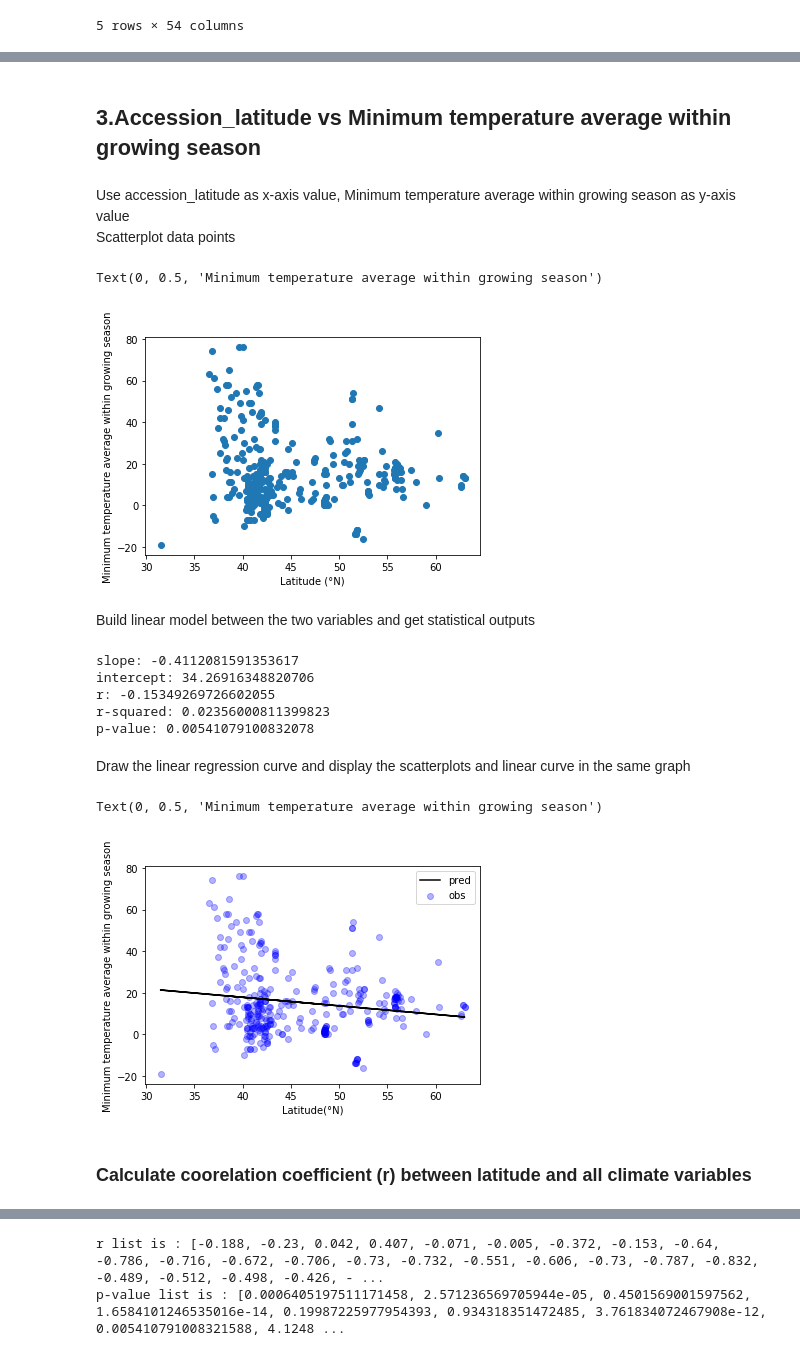
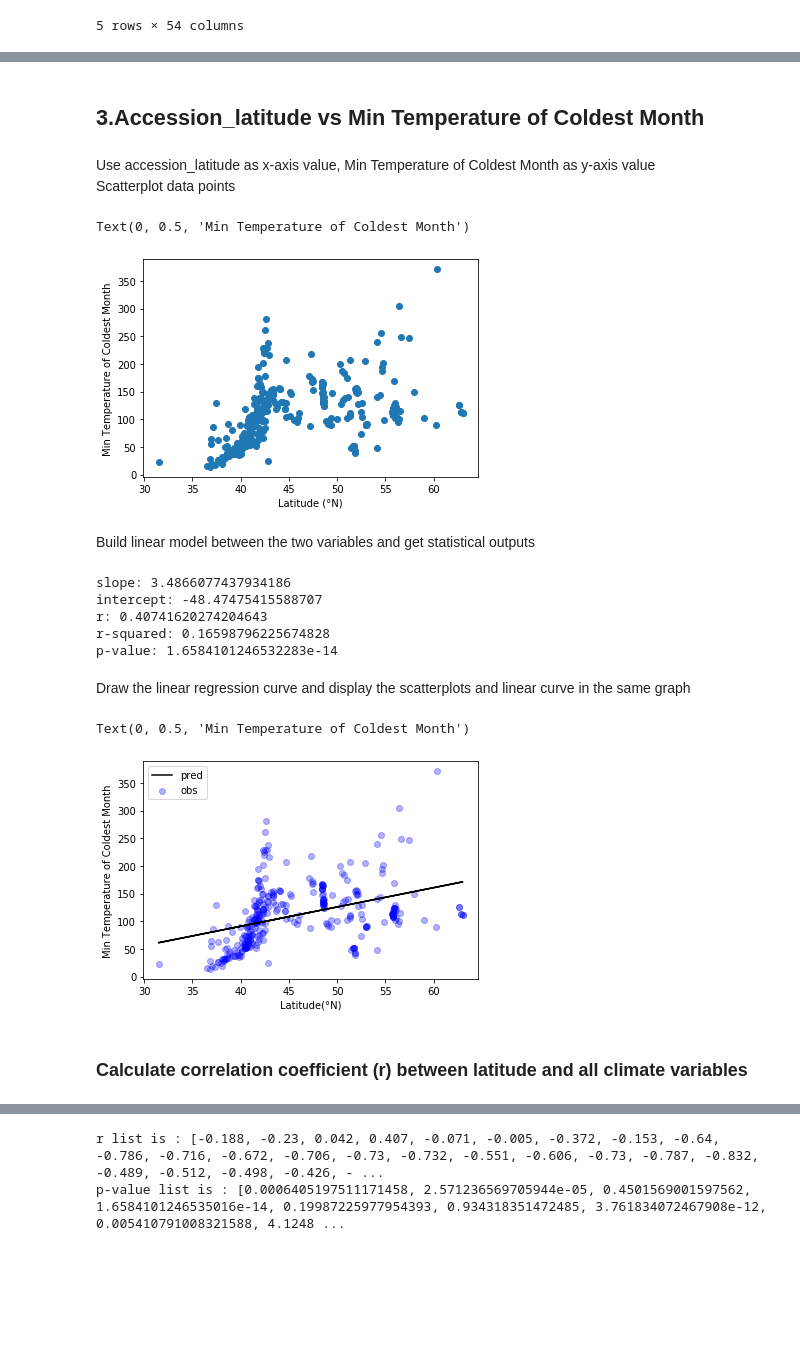
Before and after one commit to songyu6054677/project-Yu-Song, a Jupyter notebook: Semester_project.ipynb, the cells around one changed output, grey strips where cells are left out. Drawn from its saved outputs; the diff is of its cells as text; code cells hidden in the pictures; blank space fills up the shorter version.

```diff
--- a/Semester_project.ipynb
+++ b/Semester_project.ipynb
@@ -79,25 +79,25 @@ dtype: int64
 # %%
 # Fill missing values with NaN
 data1 = data1.fillna(method='backfill')
-# %% [markdown]
-## 3.Accession_latitude vs Minimum temperature average within growing season
+# %% [markdown]
+## 3.Accession_latitude vs Min Temperature of Coldest Month
 # %% [markdown]
-Use accession_latitude as x-axis value, Minimum temperature average within growing season as y-axis value<br/>
+Use accession_latitude as x-axis value, Min Temperature of Coldest Month as y-axis value<br/>
 Scatterplot data points
 # %%
-# Scatterplot the latitude and Minimum temperature average within growing season
+# Scatterplot the latitude and minimum temperature average within growing season
 plt.figure(figsize=(6,4))
-plt.scatter(data1["accession_latitude"], data1["Minimum temperature average within growing season"])
+plt.scatter(data1["accession_latitude"], data1["Min Temperature of Coldest Month"])
 plt.xlabel('Latitude (°N)')
-plt.ylabel('Minimum temperature average within growing season')
+plt.ylabel('Min Temperature of Coldest Month')
 # %% [output]
-Text(0, 0.5, 'Minimum temperature average within growing season')
+Text(0, 0.5, 'Min Temperature of Coldest Month')
-[figure, old version]
+[figure, new version]
 # %% [markdown]
 Build linear model between the two variables and get statistical outputs
 # %%
 # Fit linear model using linregress
-fit_info = stats.linregress(data1["accession_latitude"], data1["Minimum temperature average within growing season"])
+fit_info = stats.linregress(data1["accession_latitude"], data1["Min Temperature of Coldest Month"])
 # Display individual parameters
 print('slope:',fit_info.slope)
 print('intercept:',fit_info.intercept)
@@ -105,28 +105,28 @@ print('r:',fit_info.rvalue)
 print('r-squared:',fit_info.rvalue**2)
 print('p-value:',fit_info.pvalue)
 # %% [output]
-slope: -0.4112081591353617
-intercept: 34.26916348820706
-r: -0.15349269726602055
-r-squared: 0.02356000811399823
-p-value: 0.00541079100832078
+slope: 3.4866077437934186
+intercept: -48.47475415588707
+r: 0.40741620274204643
+r-squared: 0.16598796225674828
+p-value: 1.6584101246532283e-14
 # %% [markdown]
 Draw the linear regression curve and display the scatterplots and linear curve in the same graph
 # %%
-# Predict minimum temperature average within growing season based on accession_latitude
+# Predict min temperature of coldest month based on accession_latitude
 y_pred = fit_info.intercept + fit_info.slope*data1["accession_latitude"]
 # Figure of data and linear model
 plt.figure(figsize=(6,4))
-plt.scatter(data1["accession_latitude"], data1["Minimum temperature average within growing season"], marker='o', color='b', alpha=0.3, label='obs')
+plt.scatter(data1["accession_latitude"], data1["Min Temperature of Coldest Month"], marker='o', color='b', alpha=0.3, label='obs')
 plt.plot(data1["accession_latitude"], y_pred, '-k', label='pred')
 plt.legend()
 plt.xlabel('Latitude(°N)')
-plt.ylabel('Minimum temperature average within growing season')
+plt.ylabel('Min Temperature of Coldest Month')
 # %% [output]
-Text(0, 0.5, 'Minimum temperature average within growing season')
+Text(0, 0.5, 'Min Temperature of Coldest Month')
-[figure, old version]
+[figure, new version]
 # %% [markdown]
-### Calculate coorelation coefficient (r) between latitude and all climate variables
+### Calculate correlation coefficient (r) between latitude and all climate variables
 # %%
 # Show all climate headers
 Climate_header = data1.columns[22:55]
```
Also changed, not shown: parts of 7 cells of this notebook, 1 other file.
